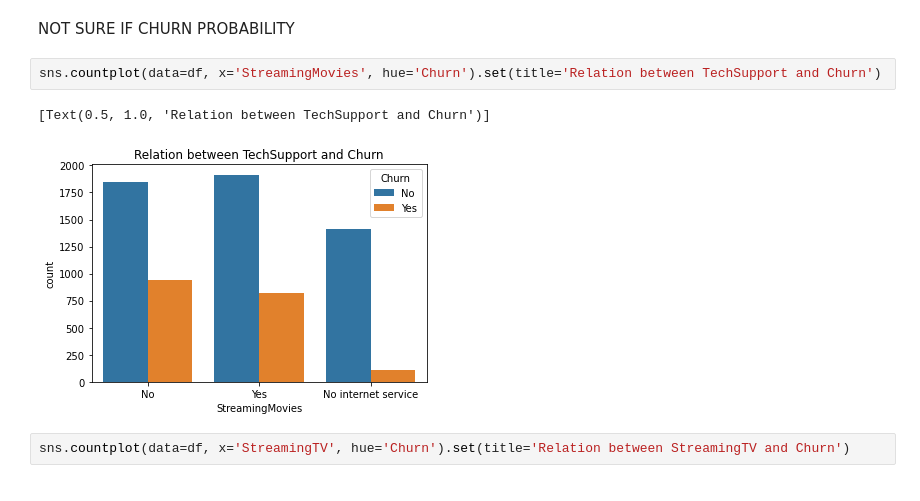
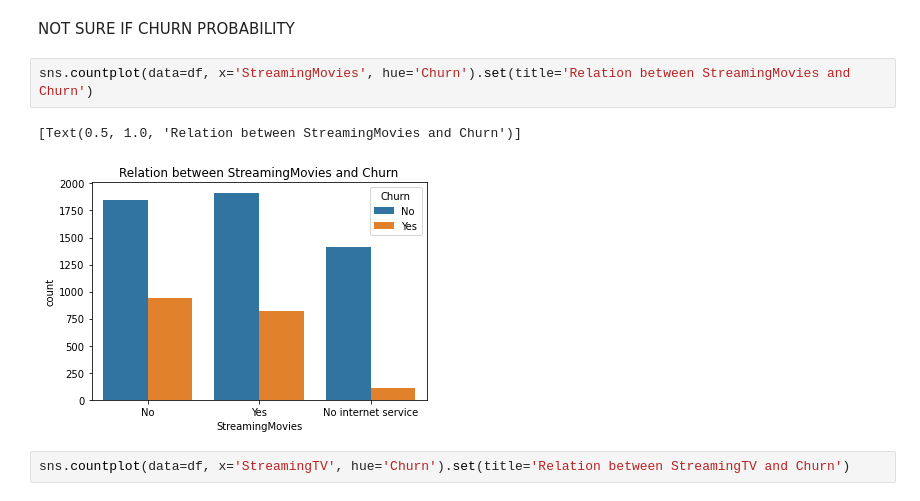
Before and after one commit to Nas-virat/Telco-Customer-Churn, a Jupyter notebook: Telco-Churn-Visualization.ipynb, the cells around one changed output. Cells and saved outputs as stored; diff of their text form.

```diff
--- a/Telco-Churn-Visualization.ipynb
+++ b/Telco-Churn-Visualization.ipynb
@@ -280,10 +280,10 @@ sns.countplot(data=df, x='Dependents', hue='Churn').set(title='Relation between
 # %% [markdown]
 NOT SURE IF CHURN PROBABILITY
 # %%
-sns.countplot(data=df, x='StreamingMovies', hue='Churn').set(title='Relation between TechSupport and Churn')
+sns.countplot(data=df, x='StreamingMovies', hue='Churn').set(title='Relation between StreamingMovies and Churn')
 # %% [output]
-[Text(0.5, 1.0, 'Relation between TechSupport and Churn')]
+[Text(0.5, 1.0, 'Relation between StreamingMovies and Churn')]
-[figure, old version]
+[figure, new version]
 # %%
 sns.countplot(data=df, x='StreamingTV', hue='Churn').set(title='Relation between StreamingTV and Churn')
 # %% [output]
```
Also changed, not shown: parts of 3 cells of this notebook.
